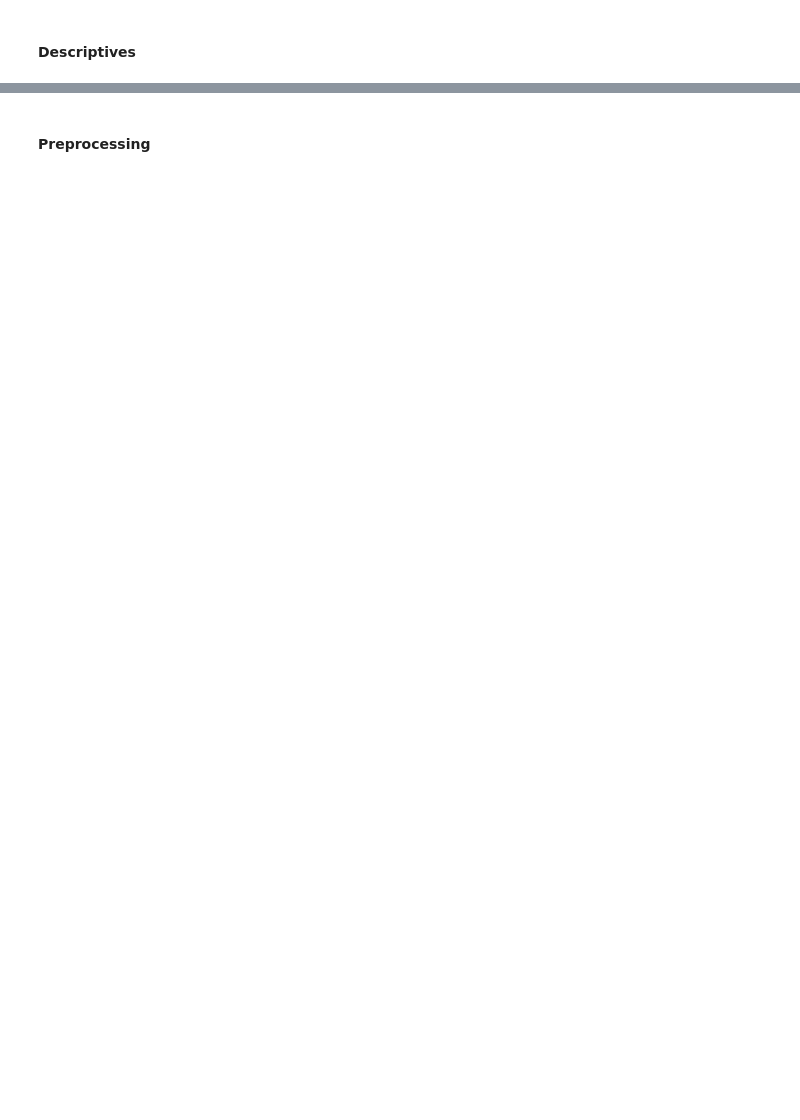
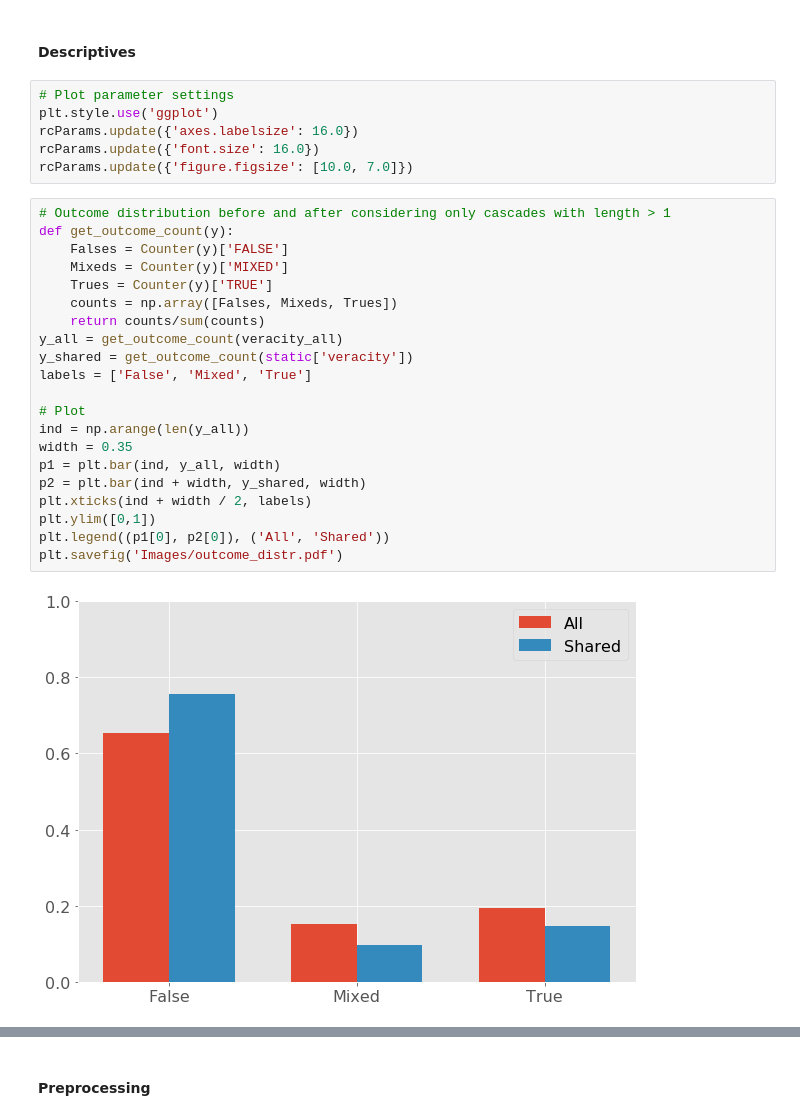
Before and after one commit to gittinic/mlp_final_proj_fake_news, a Jupyter notebook: main.ipynb, the cells around one changed output, grey strips where cells are left out. Saved outputs shown, nothing was run; the diff lists cells and outputs as text; blank space fills up the shorter version.

```diff
--- a/main.ipynb
+++ b/main.ipynb
@@ -85,3 +90,32 @@ static = pd.DataFrame({'cid': cid,
                        'category': category})
 # %% [markdown]
 #### Descriptives
+# %%
+# Plot parameter settings
+plt.style.use('ggplot')
+rcParams.update({'axes.labelsize': 16.0})
+rcParams.update({'font.size': 16.0})
+rcParams.update({'figure.figsize': [10.0, 7.0]})
+# %%
+# Outcome distribution before and after considering only cascades with length > 1
+def get_outcome_count(y):
+    Falses = Counter(y)['FALSE']
+    Mixeds = Counter(y)['MIXED']
+    Trues = Counter(y)['TRUE']
+    counts = np.array([Falses, Mixeds, Trues])
+    return counts/sum(counts)
+y_all = get_outcome_count(veracity_all)
+y_shared = get_outcome_count(static['veracity'])
+labels = ['False', 'Mixed', 'True']
+
+# Plot
+ind = np.arange(len(y_all))
+width = 0.35
+p1 = plt.bar(ind, y_all, width)
+p2 = plt.bar(ind + width, y_shared, width)
+plt.xticks(ind + width / 2, labels)
+plt.ylim([0,1])
+plt.legend((p1[0], p2[0]), ('All', 'Shared'))
+plt.savefig('Images/outcome_distr.pdf')
+# %% [output]
+[figure, added]
```
Also changed, not shown: parts of 20 cells of this notebook.
